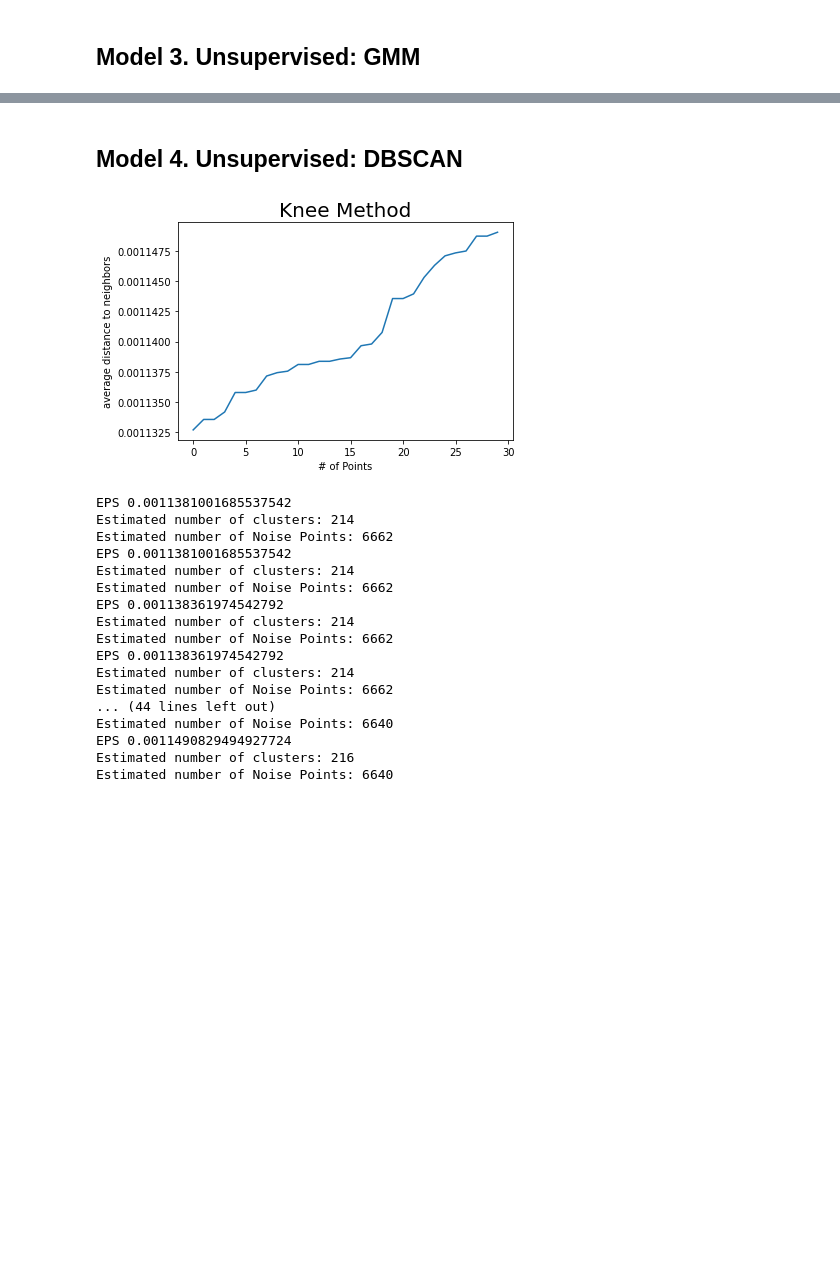
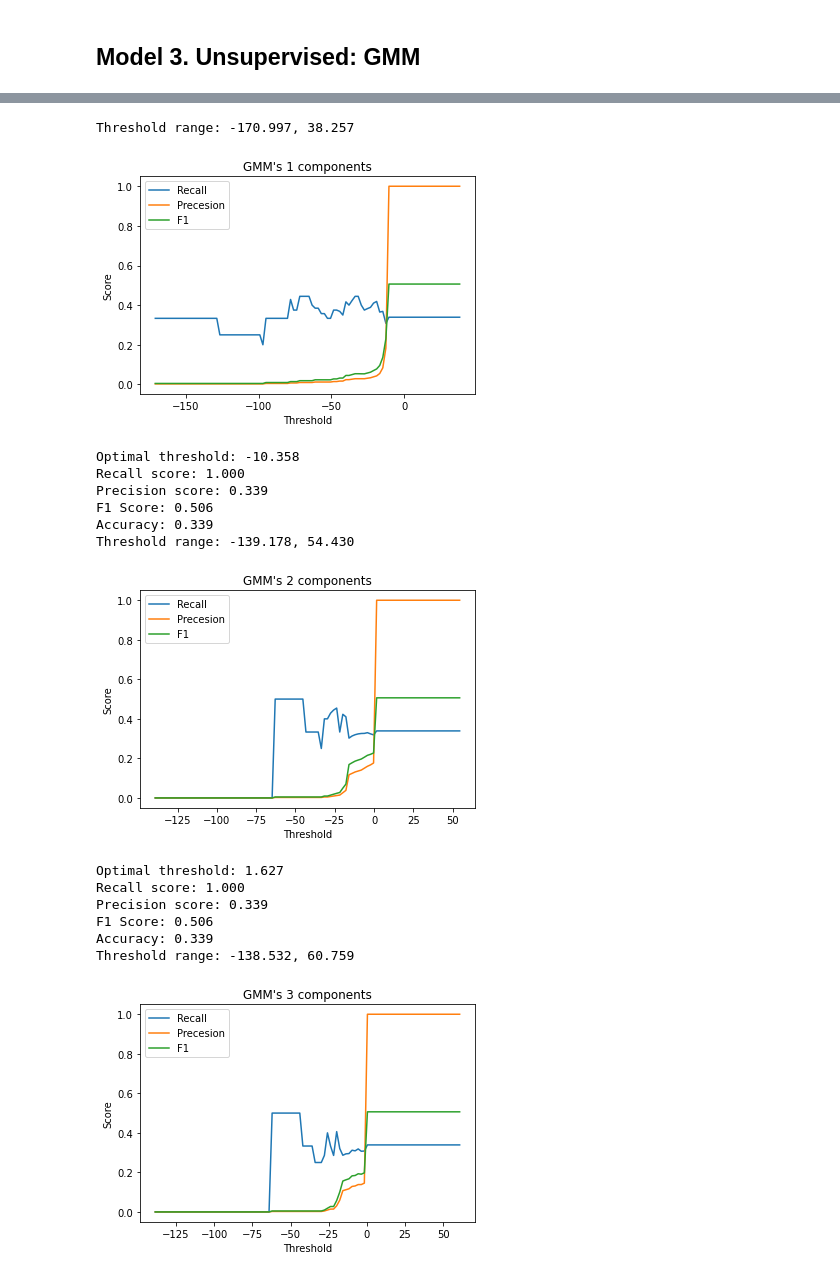
Before and after one commit to kennylee9672/EthereumFraudDetection, a Jupyter notebook: EthereumFraudModeling.ipynb, the cells around one changed output, grey strips where cells are left out. Cells and saved outputs as stored; diff of their text form; code cells hidden in the pictures; blank space fills up the shorter version.

```diff
--- a/EthereumFraudModeling.ipynb
+++ b/EthereumFraudModeling.ipynb
@@ -656,27 +679,26 @@ tn, fp, fn, tp: [760  58 381  38]
-# %% [markdown]
-## Model 4. Unsupervised: DBSCAN
-# %%
-# DBSCAN Model
-df_dbscan = df_smote.copy()
-dbscan_model = DBSCAN_Model(df_dbscan)
-efm.add_model(dbscan_model)
-efm.run_model(model_name='DBSCAN')
-# %% [output]
-[figure, removed]
-EPS 0.0011381001685537542
-Estimated number of clusters: 214
-Estimated number of Noise Points: 6662
-EPS 0.0011381001685537542
-Estimated number of clusters: 214
-Estimated number of Noise Points: 6662
-EPS 0.001138361974542792
-Estimated number of clusters: 214
-Estimated number of Noise Points: 6662
-EPS 0.001138361974542792
-Estimated number of clusters: 214
-Estimated number of Noise Points: 6662
-... (44 lines left out)
-Estimated number of Noise Points: 6640
-EPS 0.0011490829494927724
-Estimated number of clusters: 216
-Estimated number of Noise Points: 6640
+# %%
+# Apply PCA on normalized data
+pca_transformer = PCA_Transformer(df_norm.copy())
+pca_transformer.set_n_components(10)
+df_pca = pca_transformer.run()
+
+# Use GMM
+gmm_model = GMM_Model(df_pca.copy())
+gmm_model.run(verbose=False)
+# %% [output]
+Threshold range: -170.997, 38.257
+[figure, added]
+Optimal threshold: -10.358
+Recall score: 1.000
+Precision score: 0.339
+F1 Score: 0.506
+Accuracy: 0.339
+Threshold range: -139.178, 54.430
+[figure, added]
+Optimal threshold: 1.627
+Recall score: 1.000
+Precision score: 0.339
+F1 Score: 0.506
+Accuracy: 0.339
+Threshold range: -138.532, 60.759
+[figure, added]
```
Also changed, not shown: parts of 30 cells of this notebook, 3 other files.
